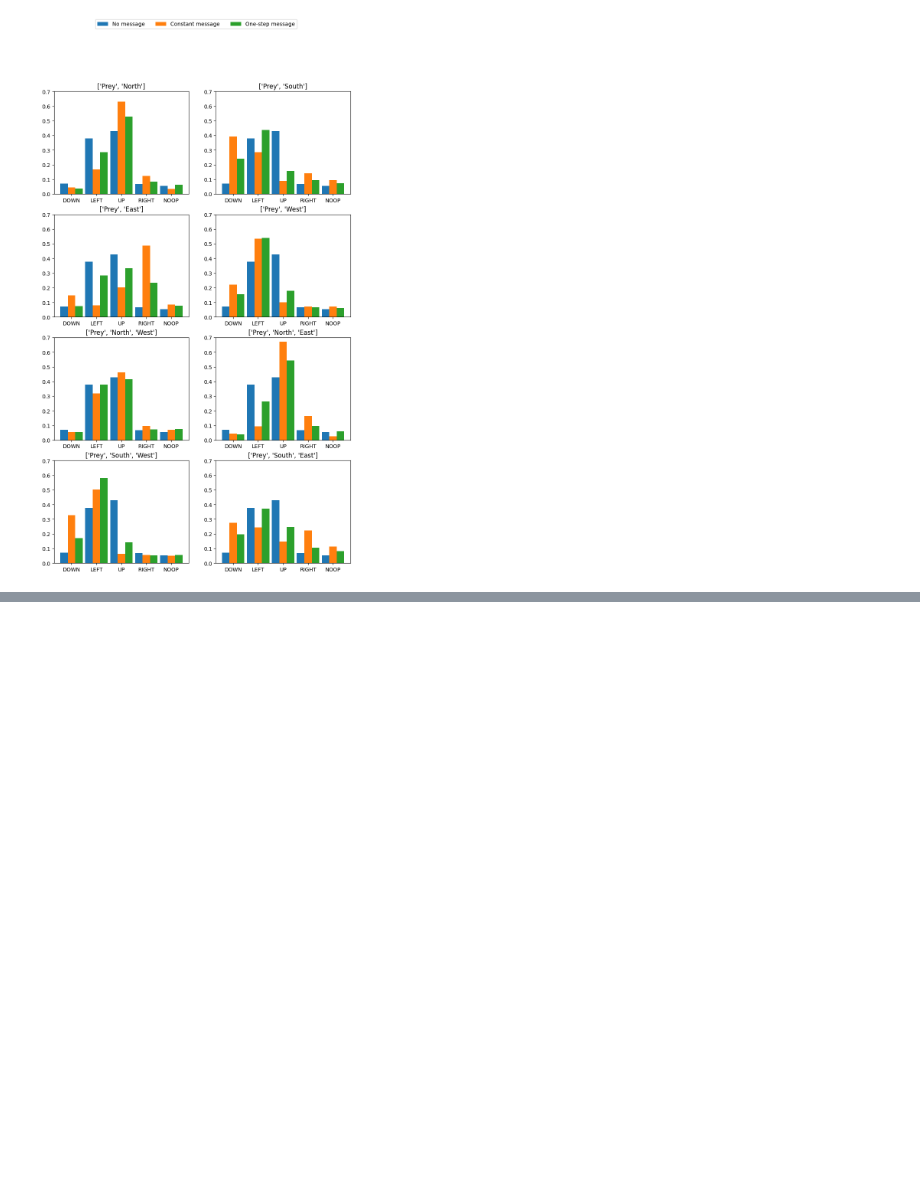
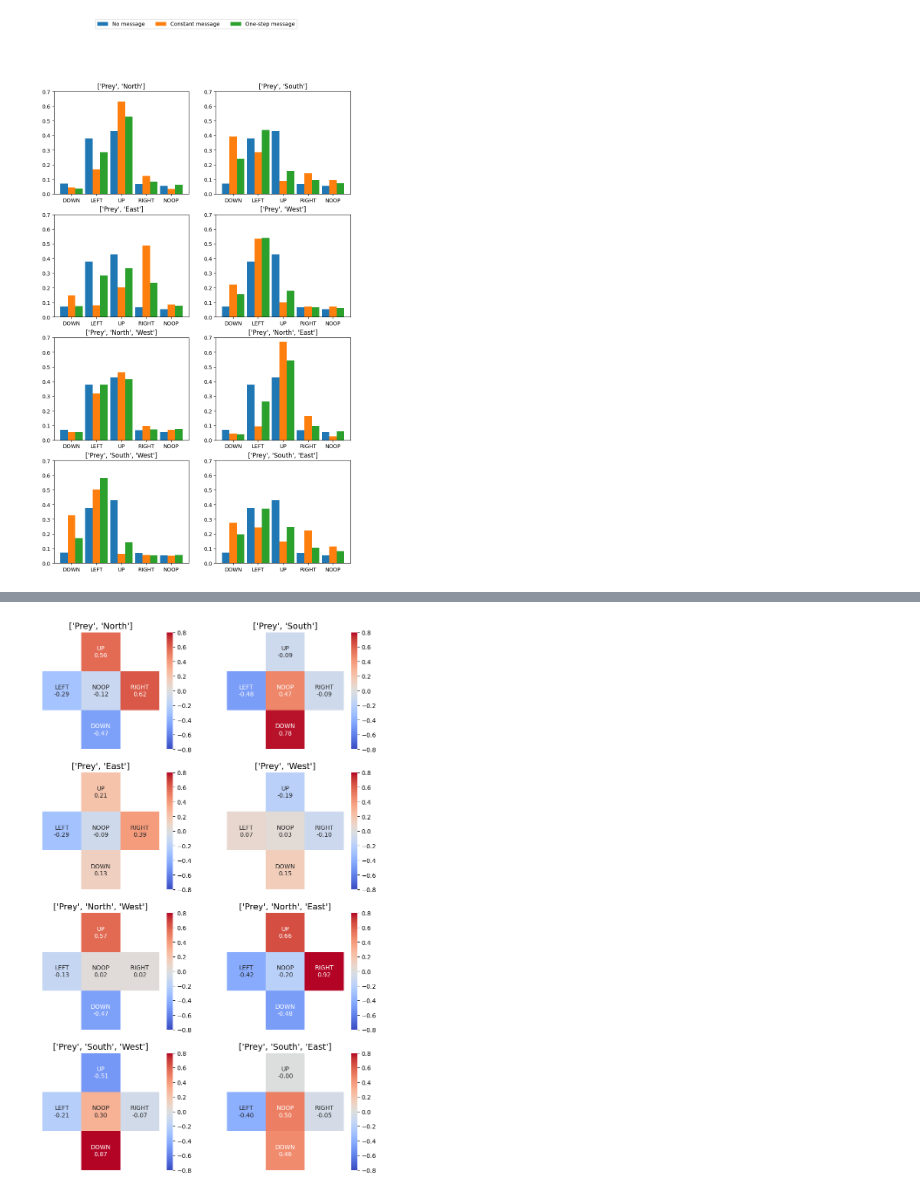
Before and after one commit to Maxtoq/MADRL-PhD-Thesis-Code, a Jupyter notebook: results/LAMARL Eval.ipynb, the cells around one changed output, grey strips where cells are left out. Cells and saved outputs as stored; diff of their text form; code cells hidden in the pictures; blank space fills up the shorter version.

```diff
--- a/results/LAMARL Eval.ipynb
+++ b/results/LAMARL Eval.ipynb
@@ -394,0 +451,87 @@ plt.savefig("/home/doctoq/Desktop/Rédac/LAMAC_figs/interact.svg", bbox_inches="
+# %%
+import numpy as np
+import matplotlib.pyplot as plt
+import seaborn as sns
+
+actions = ["DOWN", "LEFT", "UP", "RIGHT", "NOOP"]
+
+def make_matrix(probs):
+    hm = np.zeros((3, 3))
+
+    hm[0, 1] = probs[2]
+    hm[1, 0] = probs[1]
+    hm[1, 1] = probs[4]
+    hm[1, 2] = probs[3]
+    hm[2, 1] = probs[0]
+
+    return hm
+
+def plot_heatmap(matrix, ax, title):
+    """
+    Plots a heatmap for a given matrix of probabilities, automatically constructing action labels.
+
+    Parameters:
+    - matrix: 2D numpy array of probabilities.
+    """
+    actions_map = {
+        (0, 1): "UP",
+        (1, 0): "LEFT",
+        (1, 1): "NOOP",
+        (1, 2): "RIGHT",
+        (2, 1): "DOWN"
+    }
+
+    # Create the action labels
+    action_labels = np.empty_like(matrix, dtype=object)
+    for (i, j), action in actions_map.items():
+        if matrix[i, j] != 0:
+            action_labels[i, j] = f"{action}\n{matrix[i, j]:.2f}"
+        else:
+            action_labels[i, j] = ""
+
+    # Create a mask to hide the corners of the heatmap
+    mask = np.array(matrix == 0)
+
+    # Create the heatmap
+    plt.figure(figsize=(6, 6))
+    sns.heatmap(
+        matrix,
+        annot=action_labels,
+        fmt="",
+        cmap="coolwarm",
+        mask=mask,
+        cbar=True,
+        linewidths=0.0,
+        square=True,
+        ax=ax,
+        vmin=-0.8,
+        vmax=0.8)
+
+    # Set the ticks and labels
+    ax.set_xticks([], [])
+    ax.set_yticks([], [])
+
+    # Show the heatmap
+    ax.set_title(title, fontsize=14)
+    # plt.show()
+
+def plot_interact_hm(results, col="Constant message"):
+    fig, axs = plt.subplots(4, 2, figsize=(10, 16))
+
+    for i, m in enumerate(results):
+        probs = list(results[m][col])
+
+        hm = make_matrix(probs)
+
+        plot_heatmap(hm, axs[i // 2, i % 2], m)
+
+        # df.plot.bar(rot=0, width=0.9, ax=axs[i // 2, i % 2], legend=False, title=m)#, ylim=(-1, 1))
+        # axs[i // 2, i % 2].set_xticklabels(actions)
+
+    plt.show()
+
+    # fig.legend(df.keys(), loc = 'upper center', ncols=2)
+
+plot_interact_hm(d)
+# %% [output]
+[figure, added]
```
Also changed, not shown: parts of 19 cells of this notebook, 23 other files.
